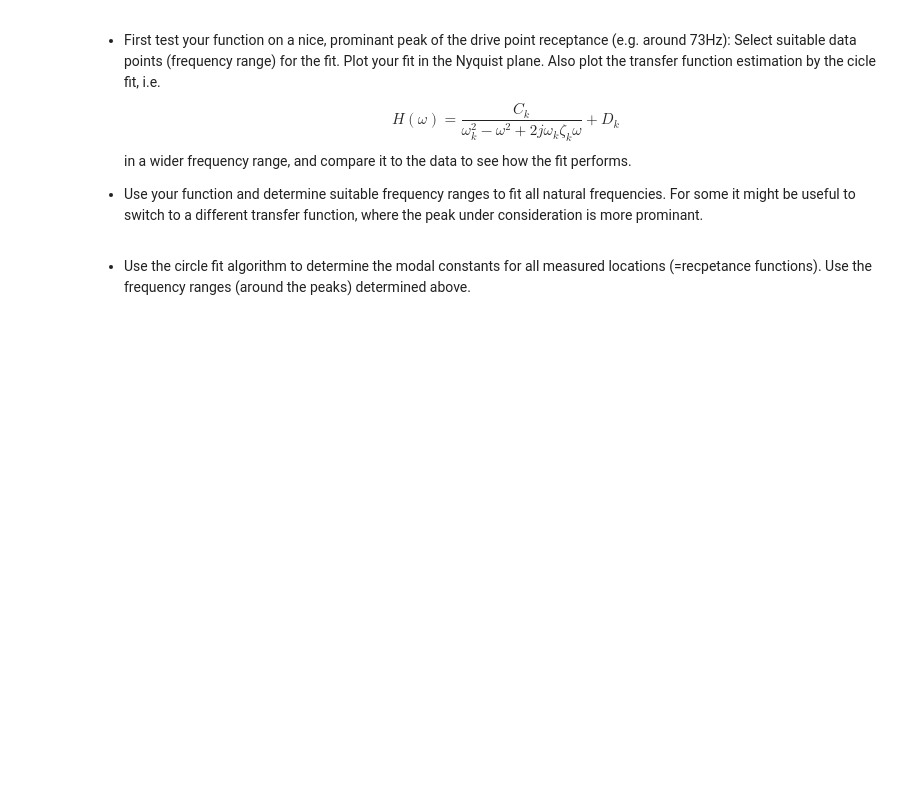
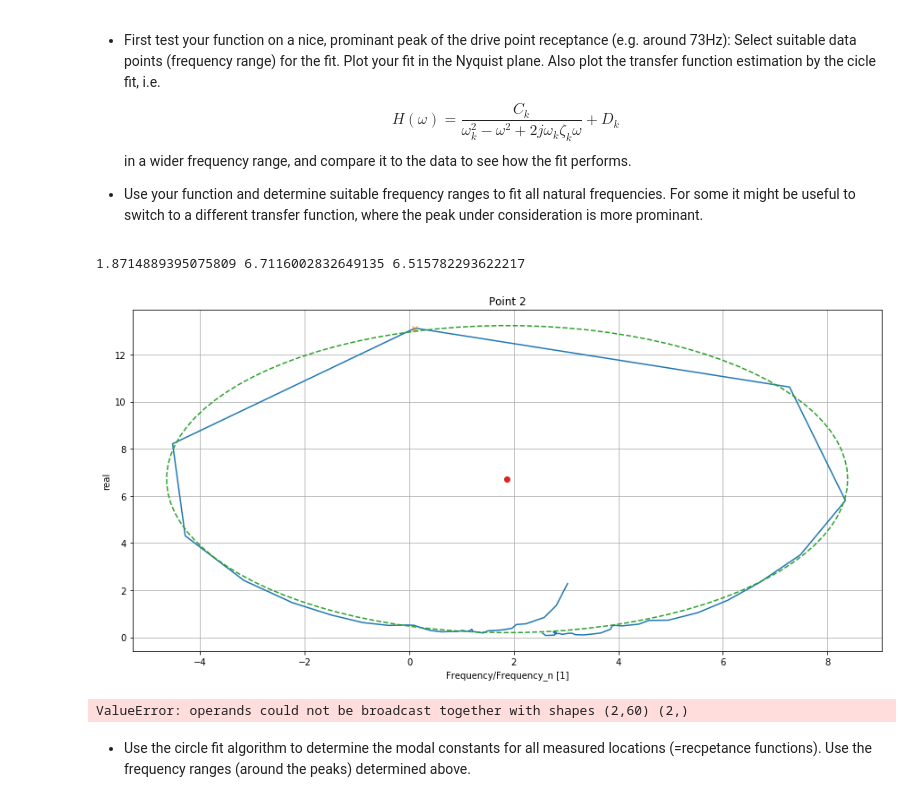
Before and after one commit to phmandl/modalanalyse, a Jupyter notebook: HW5/Max/5_IdentificationMethods_template.ipynb, the cells around one changed output. Cells and saved outputs as stored; diff of their text form; code cells hidden in the pictures; blank space fills up the shorter version.

Commit message:
udate circle fitting

```diff
--- a/HW5/Max/5_IdentificationMethods_template.ipynb
+++ b/HW5/Max/5_IdentificationMethods_template.ipynb
@@ -314,12 +314,12 @@ freq_half_power = np.zeros([len(peaks_idx_P05_rfft_window),2])
 for n,a in enumerate(index_half_power):
         freq_half_power[n,0] = ((frequencies[a[1]]-frequencies[a[0]])/
                                 (np.abs(P05_receptance)[a[1]]-
-                                 np.abs(P05_receptance)[a[0]]))*(half_power[peaks_idx_P05_rfft_window[n]]-
-                                                                                              np.abs(P05_receptance)[a[0]])+frequencies[a[0]]
+                                 np.abs(P05_receptance)[a[0]]
+                                ))*(half_power[peaks_idx_P05_rfft_window[n]]-np.abs(P05_receptance)[a[0]])+frequencies[a[0]]
         freq_half_power[n,1] = ((frequencies[a[3]]-frequencies[a[2]])/
                                 (np.abs(P05_receptance)[a[3]]-
-                                 np.abs(P05_receptance)[a[2]]))*(half_power[peaks_idx_P05_rfft_window[n]]-
-                                                                                              np.abs(P05_receptance)[a[2]])+frequencies[a[2]]
+                                 np.abs(P05_receptance)[a[2]]
+                                ))*(half_power[peaks_idx_P05_rfft_window[n]]-np.abs(P05_receptance)[a[2]])+frequencies[a[2]]
 # %%
 # Plot the magnitude
 for n,i in enumerate(peaks_idx_P05_rfft_window):
@@ -364,6 +389,43 @@ Employ the circle fitting algorithm to determine natural frequencies and damping
 * First test your function on a nice, prominant peak of the drive point receptance (e.g. around 73Hz): Select suitable data points (frequency range) for the fit. Plot your fit in the Nyquist plane. Also plot the transfer function estimation by the cicle fit, i.e. $$ H(\omega) = \frac{C_k}{\omega_k^2 - \omega^2 + 2j \omega_k\zeta_k\omega}+D_k$$ in a wider frequency range, and compare it to the data to see how the fit performs.
 
 * Use your function and determine suitable frequency ranges to fit all natural frequencies. For some it might be useful to switch to a different transfer function, where the peak under consideration is more prominant.
+# %%
+n = 1
+i = peaks_idx_P05_rfft_window[1]
+
+lower_freq = frequencies[i]-bound
+upper_freq = frequencies[i]+bound
+
+x_data = np.real(P05_receptance[lower_idx:upper_idx])
+y_data = np.imag(P05_receptance[lower_idx:upper_idx])
+
+[xk,yk,Rk] = fitCircle(x_data,y_data)
+print(xk,yk,Rk)
+
+theta = np.linspace(0,2*np.pi,100)
+x_circle = Rk*np.cos(theta) + xk
+y_circle = Rk*np.sin(theta) + yk
+# %% [output]
+1.8714889395075809 6.7116002832649135 6.515782293622217
+# %%
+plt.figure(figsize = [15,7])
+plt.plot(x_data,y_data)
+plt.plot(np.real(P05_receptance[i]),np.imag(P05_receptance[i]), 'x')
+plt.plot(x_circle,y_circle, '--')
+plt.plot(xk,yk, 'o')
+
+plt.ylabel('real')
+plt.xlabel('Frequency/Frequency_n [1]')
+plt.title('Point '+ str(n+1))
+plt.grid()
+# %% [output]
+[figure, added]
+# %%
+center = np.array((xk,yk))
+data_points = np.array((x_data,y_data))
+data_points - center
+# %% [output]
+ValueError: operands could not be broadcast together with shapes (2,60) (2,)
 # %% [markdown]
 * Use the circle fit algorithm to determine the modal constants for all measured locations (=recpetance functions). Use the frequency ranges (around the peaks) determined above.
 # %% [markdown]
```
Also changed, not shown: parts of 1 cell of this notebook.
